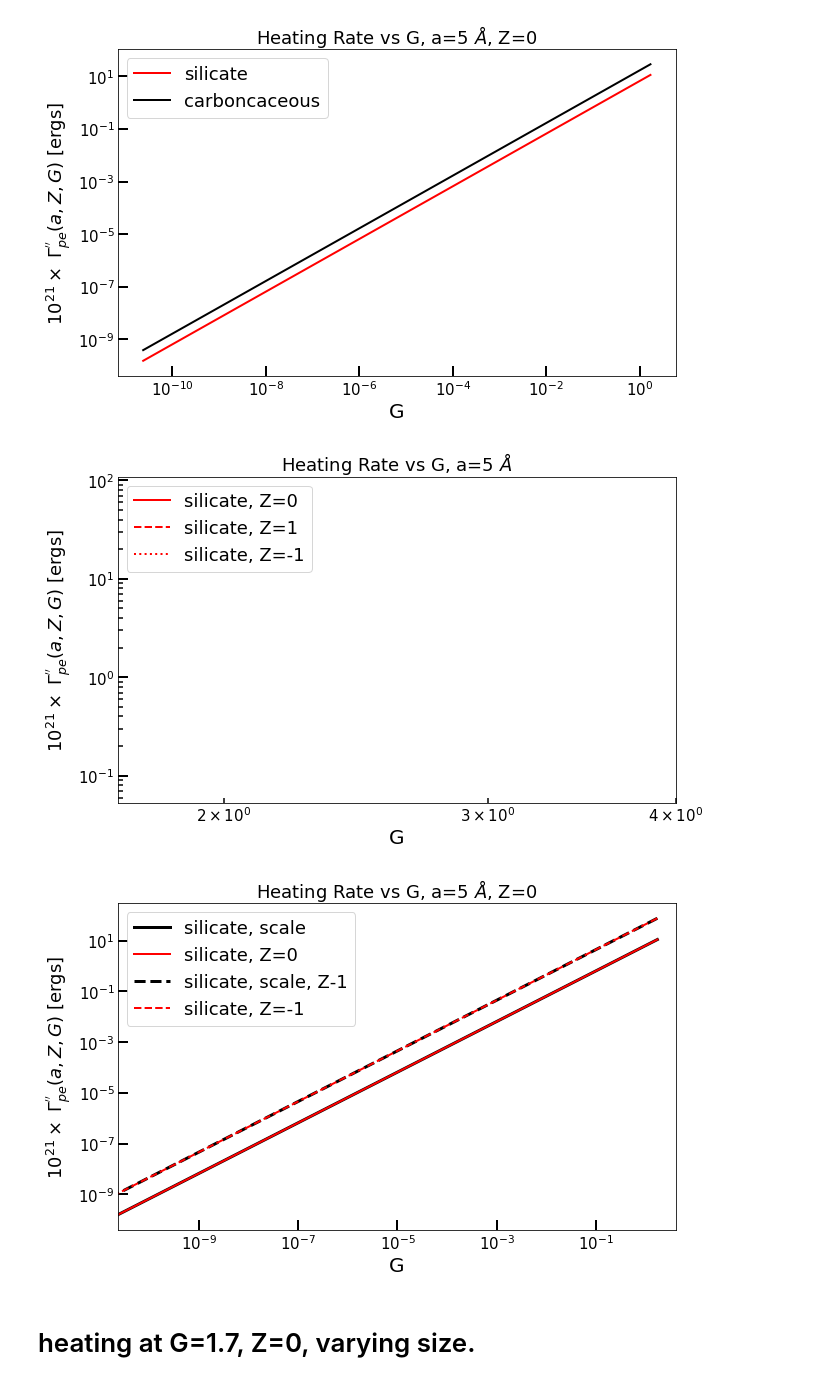
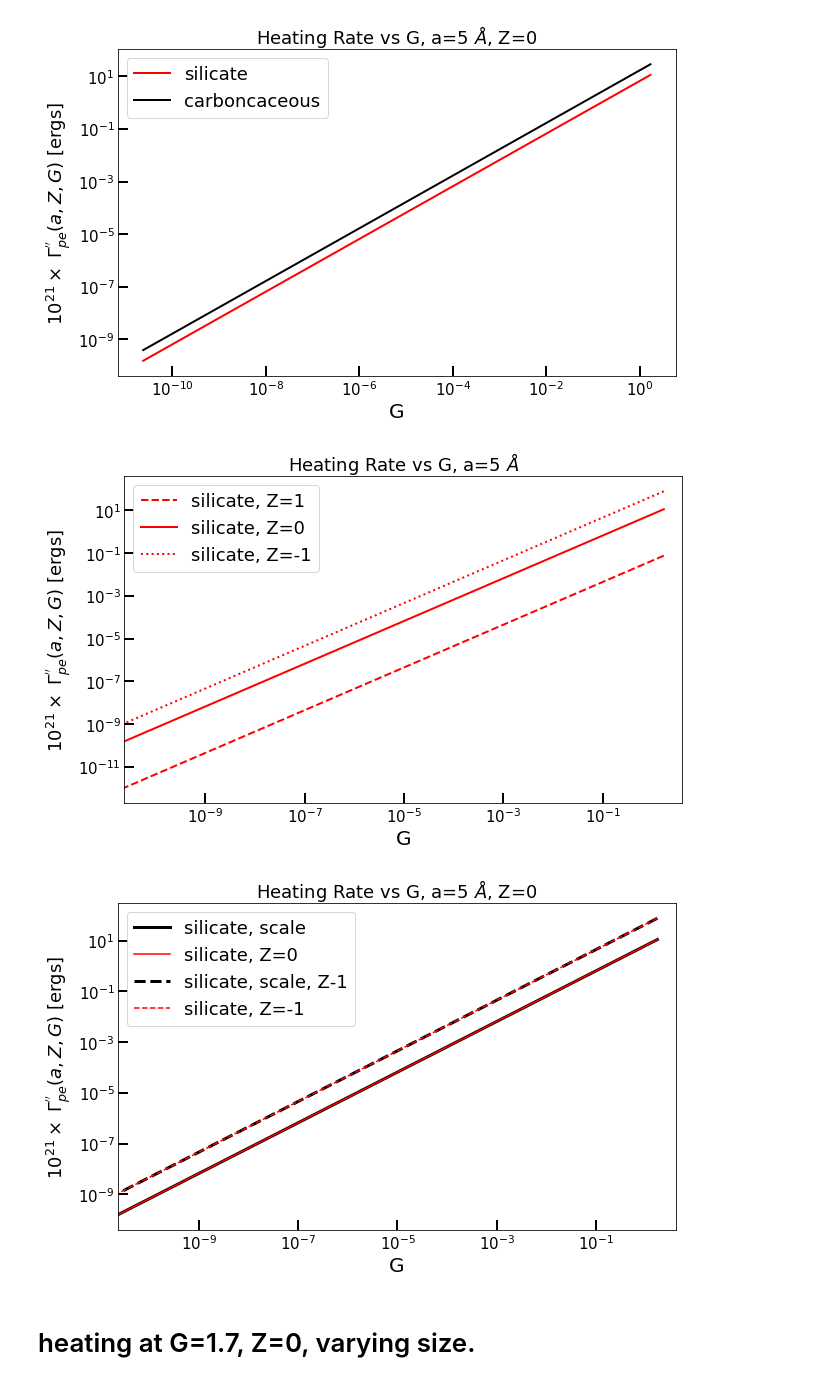
Before and after one commit to jcibanezm/PeHeat_AnalysisScripts, a Jupyter notebook: PhotoelectricHeating_rate_allInOne.ipynb, the cells around one changed output. Cells and saved outputs as stored; diff of their text form; code cells hidden in the pictures.

```diff
--- a/PhotoelectricHeating_rate_allInOne.ipynb
+++ b/PhotoelectricHeating_rate_allInOne.ipynb
@@ -392,8 +392,8 @@ fig.show()
 fig = plt.figure(figsize=(10,6))
 ax = fig.add_subplot(111)
 
+ax.plot(GG, Gamma_dotdot_G_sil1*1.0e21, "--r", linewidth=2, label="silicate, Z=1")
 ax.plot(GG, Gamma_dotdot_G_sil*1.0e21, "-r", linewidth=2, label="silicate, Z=0")
-ax.plot(GG, Gamma_dotdot_G_sil1*1.0e21, "--r", linewidth=2, label="silicate, Z=1")
 ax.plot(GG, Gamma_dotdot_G_siln1*1.0e21, ":r", linewidth=2, label="silicate, Z=-1")
 
 #ax.plot(GG, Gamma_dotdot_G_carb*1.0e21, "-k", linewidth=2, label="carboncaceous")
@@ -419,7 +419,6 @@ ax.set_title("Heating Rate vs G, a=%i $\AA$"%asize, fontsize=18)
 
 fig.show()
 # %% [output]
-[figure, old version]
+[figure, new version]
 # %%
-m = (np.log10(Gamma_dotdot_G_sil[0]) - np.log10(Gamma_dotdot_G_sil[-1]))/(np.log10(GG[0]) - np.log10(GG[-1]))
-b = np.log10(Gamma_dotdot_G_sil[0]) - np.log10(GG[0])
+mG = (np.log10(Gamma_dotdot_G_sil[-1]/Gamma_dotdot_G_sil[0]))/(np.log10(GG[-1]/GG[0]))
@@ -432,35 +425,39 @@ Gamma_scalen1 = (GG / 1.0) * 10.**(bn1)
+# %%
+Gamma_dotdot_0_Gpar  = Gamma_dotdot_G_sil[0] * (GG / 1.7)**mG
+
+Gamma_dotdot_n1_Gpar = Gamma_dotdot_G_siln1[0] * (GG / 1.7)**mG
 # %%
 fig = plt.figure(figsize=(10,6))
 ax = fig.add_subplot(111)
 
-ax.plot(GG, Gamma_scale*1.0e21, "-k", linewidth=3, label="silicate, scale")
-ax.plot(GG, Gamma_dotdot_G_sil*1.0e21, "-r", linewidth=2, label="silicate, Z=0")
+ax.plot(GG, Gamma_dotdot_0_Gpar*1.0e21, "-k", linewidth=3, label="silicate, scale")
+ax.plot(GG, Gamma_dotdot_G_sil*1.0e21, "-r", linewidth=1.5, label="silicate, Z=0")
 
-ax.plot(GG, Gamma_scalen1*1.0e21, "--k", linewidth=3, label="silicate, scale, Z-1")
-ax.plot(GG, Gamma_dotdot_G_siln1*1.0e21, "--r", linewidth=2, label="silicate, Z=-1")
+ax.plot(GG, Gamma_dotdot_n1_Gpar*1.0e21, "--k", linewidth=3, label="silicate, scale, Z-1")
+ax.plot(GG, Gamma_dotdot_G_siln1*1.0e21, "--r", linewidth=1.5, label="silicate, Z=-1")
 
 ax.set_yscale("log")
 ax.set_xscale("log")
 
 ax.set_xlabel("G", fontsize=20)
 ax.set_ylabel("10$^{21} \\times$ $\Gamma^{''}_{pe}(a, Z, G)$ [ergs]", fontsize=18)
 
 ax.set_xlim(min(Zmin_sil, Zmin_carb)-1, max(Zmax_sil, Zmax_carb)+1)
 
 #ax.set_ylim(2.0e-1, 400)
 
 #ax.text(3, 100, "100 $\\AA$", fontsize=18)
 
 ax.legend(loc=2, fontsize=18)
 
 ax.tick_params(axis='both', which='major', length=10, width=2,  labelsize=15, direction="in")
 ax.tick_params(axis='both', which='minor', length=5, width=1.5, labelsize=15, direction="in")
 
-ax.set_title("Heating Rate vs G, a=%i $\AA$, Z=0"%asize, fontsize=18)
+ax.set_title("Heating Rate vs G, a=%i $\AA$, Z=0"%5.0, fontsize=18)
 
 fig.show()
 # %% [output]
-[figure, old version]
+[figure, new version]
 # %% [markdown]
 # heating at G=1.7, Z=0, varying size.
 # %%
```
Also changed, not shown: parts of 18 cells of this notebook, 14 other files.
